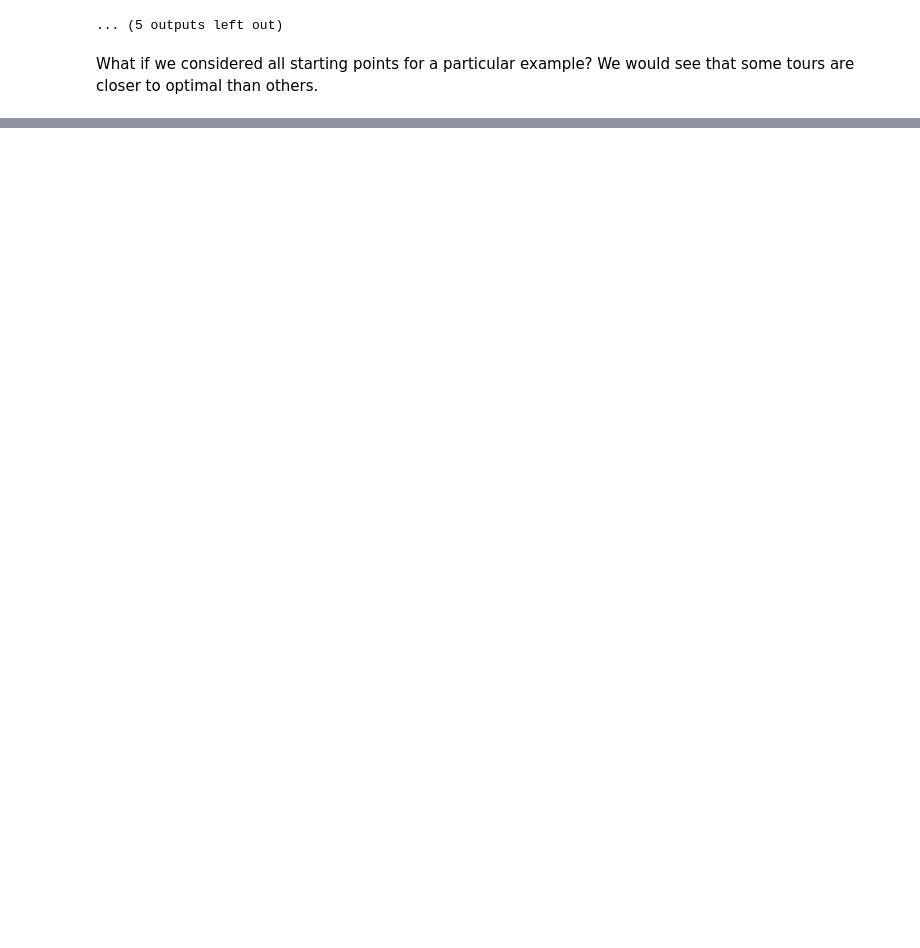
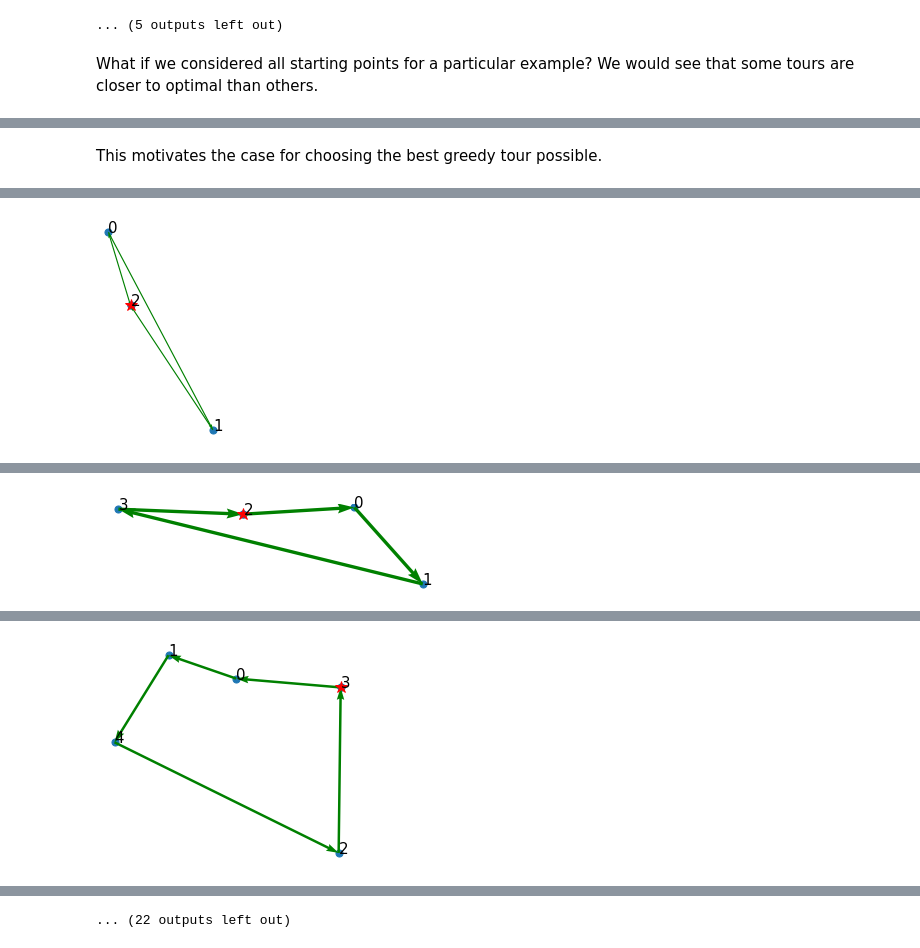
Before and after one commit to Pullabhatla/M2R, a Jupyter notebook: notebooks/greedy.ipynb, the cells around one changed output, grey strips where cells are left out. Cells and saved outputs as stored; diff of their text form; code cells hidden in the pictures; blank space fills up the shorter version.

Commit message:
best greedy

```diff
--- a/notebooks/greedy.ipynb
+++ b/notebooks/greedy.ipynb
@@ -90,0 +71,10 @@ for i in range(10):
+# %% [markdown]
+This motivates the case for choosing the best greedy tour possible.
+# %%
+for i in range(3, 20):
+    t0 = time()
+    dummy = best_greedy(gen_ran(i))
+    t1 = time()
+    print(f"Time elapsed: {round(t, 3)} seconds")
+    dummy.show2d()
+# %% [output]
@@ -90,0 +82 @@ for i in range(10):
+[figure, added]
@@ -90,0 +84 @@ for i in range(10):
+[figure, added]
@@ -90,0 +86 @@ for i in range(10):
+[figure, added]
@@ -90,0 +93 @@ for i in range(10):
+... (22 outputs left out)
```
Also changed, not shown: parts of 9 cells of this notebook, 4 other files.
